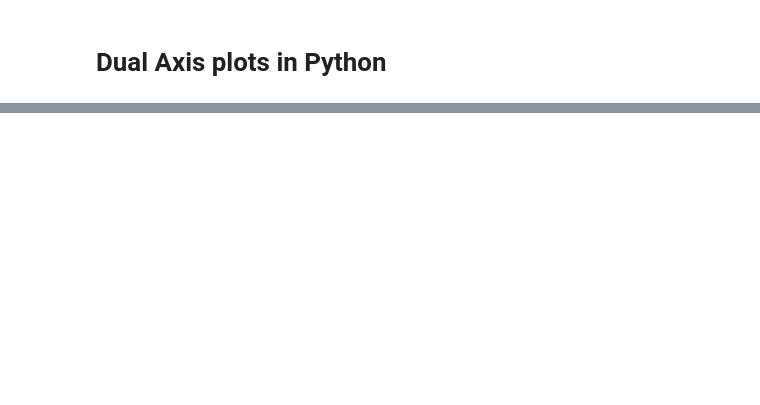
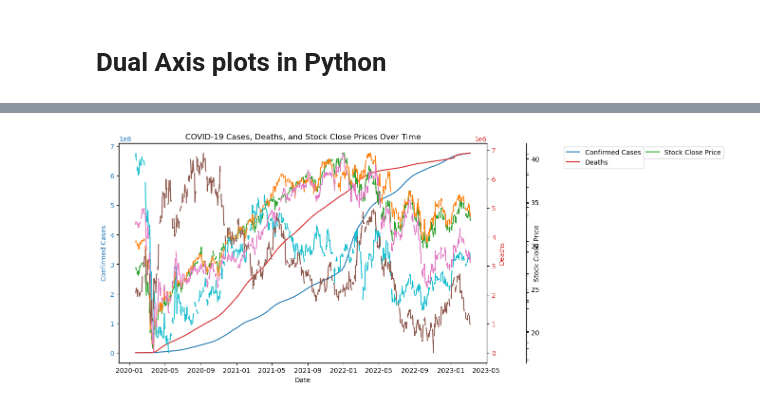
Before and after one commit to kunjalsunny/Covid-19-effect-on-stock-market, a Jupyter notebook: COVID-19 and its effect on the stock market.ipynb, the cells around one changed output, grey strips where cells are left out. Cells and saved outputs as stored; diff of their text form; code cells hidden in the pictures; blank space fills up the shorter version.

```diff
--- a/COVID-19 and its effect on the stock market.ipynb
+++ b/COVID-19 and its effect on the stock market.ipynb
@@ -173,8 +154,11 @@ plt.show()
 # %%
-plt.figure(figsize=(10, 6))
-plt.plot(global_covid_df['Date'], global_covid_df['close_x'], label='Closing Price')
-plt.title('Stock Prices Over Time')
-plt.xlabel('Date')
-plt.ylabel('Price')
-plt.legend()
-plt.show()
+#Merging Covid and American Dataframe
+global_covid_df['date'] = pd.to_datetime(global_covid_df['date'])
+american_market_stock.reset_index(inplace=True)
+american_market_stock['date'] = pd.to_datetime(american_market_stock['date'])
+
+
+
+merge_american_df = pd.merge(global_covid_df, american_market_stock, how='left', on='date')
+merge_american_df.tail()
+#global_covid_df.to_csv('Global Covid-19.csv', index=False)
@@ -203,0 +174,81 @@ plt.show()
+# %%
+import matplotlib.pyplot as plt
+
+# Plot COVID-19 data
+fig, ax1 = plt.subplots(figsize=(10, 6))
+
+color = 'tab:blue'
+ax1.set_xlabel('Date')
+ax1.set_ylabel('Confirmed Cases', color=color)
+ax1.plot(global_covid_df['date'], global_covid_df['ConfirmedCases'], label='Confirmed Cases', color=color, )
+ax1.tick_params(axis='y', labelcolor=color)
+
+# Create a second y-axis for Deaths
+ax2 = ax1.twinx()
+color = 'tab:red'
+ax2.set_ylabel('Deaths', color=color)
+ax2.plot(global_covid_df['date'], global_covid_df['Deaths'], label='Deaths', color=color)
+ax2.tick_params(axis='y', labelcolor=color)
+
+# Plot stock data (example for SPY)
+ax3 = ax1.twinx()
+color = 'tab:green'
+ax3.spines['right'].set_position(('outward', 60))  # Adjust the position of the new axis
+ax3.set_ylabel('Stock Close Price')
+ax3.plot(merge_american_df['date'], merge_american_df['Close'], label='Stock Close Price', color=color)
+
+
+# Plot stock data (example for EWC)
+ax4 = ax1.twinx()
+color = 'tab:orange'
+ax4.spines['right'].set_position(('outward', 60))  # Adjust the position of the new axis
+#ax3.set_ylabel('Stock Close Price (SPY)', color=color)
+ax4.plot(merge_canadian_df['date'], merge_canadian_df['Close'], color=color)
+
+
+# Plot stock data (example for DAL)
+ax5 = ax1.twinx()
+color = 'tab:cyan'
+ax5.spines['right'].set_position(('outward', 60))  # Adjust the position of the new axis
+#ax3.set_ylabel('Stock Close Price (SPY)', color=color)
+ax5.plot(merge_travel_df['date'], merge_travel_df['Close'], color=color)
+
+
+# Plot stock data (example for VNQ)
+ax6 = ax1.twinx()
+color = 'tab:pink'
+ax6.spines['right'].set_position(('outward', 60))  # Adjust the position of the new axis
+#ax3.set_ylabel('Stock Close Price (SPY)', color=color)
+ax6.plot(merge_real_estate_df['date'], merge_real_estate_df['Close'], color=color)
+
+
+# Plot stock data (example for GOLD)
+ax4 = ax1.twinx()
+color = 'tab:brown'
+ax4.spines['right'].set_position(('outward', 60))  # Adjust the position of the new axis
+#ax3.set_ylabel('Stock Close Price (SPY)', color=color)
+ax4.plot(merge_precious_metals_df['date'], merge_precious_metals_df['Close'], color=color)
+
+
+lines, labels = ax1.get_legend_handles_labels()
+lines2, labels2 = ax2.get_legend_handles_labels()
+lines3, labels3 = ax3.get_legend_handles_labels()
+# lines4, labels4 = ax4.get_legend_handles_labels()
+# lines5, labels5 = ax5.get_legend_handles_labels()
+# lines6, labels6 = ax6.get_legend_handles_labels()
+
+ax2.legend(lines + lines2, labels + labels2, loc='upper left', bbox_to_anchor=(1.2, 1))
+ax3.legend(lines3, labels3, loc='upper right', bbox_to_anchor=(1.652, 1))
+# ax4.legend(lines4, labels4, loc='upper right', bbox_to_anchor=(1.652, 1))
+# ax5.legend(lines5, labels5, loc='upper right')
+# ax6.legend(lines6, labels6, loc='upper right')
+
+ax3.set_yticklabels([])
+ax4.set_yticklabels([])
+ax5.set_yticklabels([])
+ax6.set_yticklabels([])
+
+plt.title('COVID-19 Cases, Deaths, and Stock Close Prices Over Time')
+plt.show()
+# %% [output]
+[figure, added]
```
Also changed, not shown: parts of 12 cells of this notebook.
